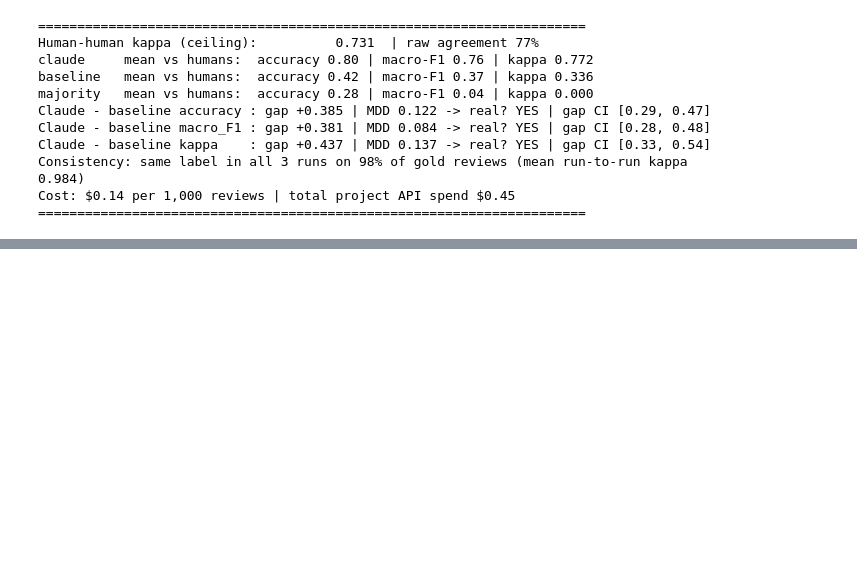
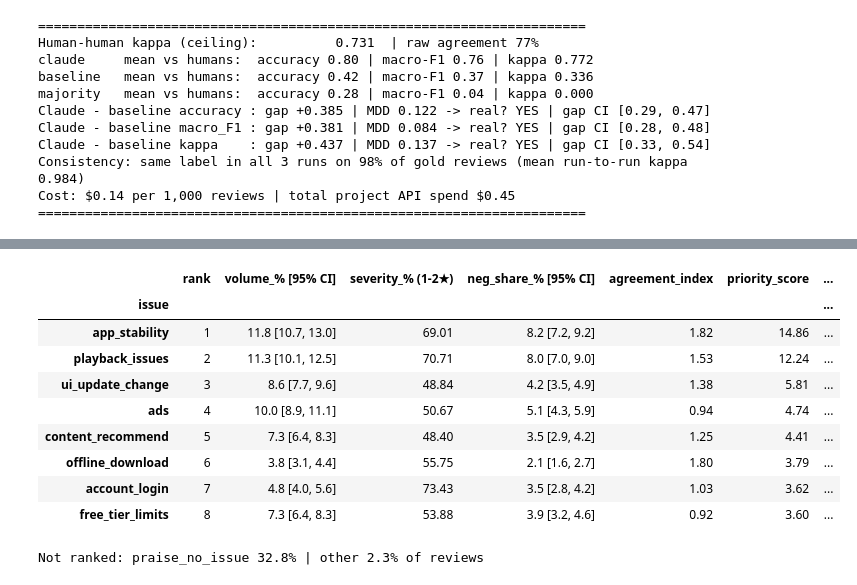
Before and after one commit to morghendy12/spotify_reviews_project, a Jupyter notebook: notebooks/spotify_review_triage.ipynb, the cells around one changed output, grey strips where cells are left out. Saved outputs shown, nothing was run; the diff lists cells and outputs as text; code cells hidden in the pictures; blank space fills up the shorter version.

```diff
--- a/notebooks/spotify_review_triage.ipynb
+++ b/notebooks/spotify_review_triage.ipynb
@@ -1284,0 +1302,65 @@ Cost: $0.14 per 1,000 reviews | total project API spend $0.45
+# %%
+lab = claude_all.loc[claude_all["error"].fillna("") == "", ["label", "confidence"]]
+an = sample.set_index("review_id").join(lab, how="inner")
+N_AN = len(an)
+# Only the 2 documented failures may be missing; anything more means labels were lost.
+assert N_AN == len(sample) - 2, f"Expected {len(sample) - 2} labeled reviews, got {N_AN}"
+assert an["label"].isin(LABELS).all()
+
+ISSUES = [k for k in LABELS if k not in ("praise_no_issue", "other")]
+an["neg"] = an["rating"] <= 2
+mean_lt_all = an["log_thumbs"].mean()
+
+def issue_table(d):
+    out = []
+    for k in LABELS:
+        g = d[d["label"] == k]
+        neg_g = g[g["neg"]]
+        agree = (neg_g["log_thumbs"].mean() / d["log_thumbs"].mean()) if len(neg_g) and d["log_thumbs"].mean() > 0 else np.nan
+        out.append({"issue": k, "volume_%": len(g) / len(d) * 100,
+                    "severity_% (1-2★)": g["neg"].mean() * 100 if len(g) else np.nan,
+                    "neg_share_%": len(neg_g) / len(d) * 100,
+                    "agreement_index": agree})
+    t = pd.DataFrame(out).set_index("issue")
+    t["priority_score"] = t["neg_share_%"] * t["agreement_index"]
+    t.loc[["praise_no_issue", "other"], "priority_score"] = np.nan
+    return t
+
+base_tab = issue_table(an)
+
+# Bootstrap: resample reviews, recompute everything, record ranks
+rng = np.random.default_rng(SEED)
+boot_tabs = [issue_table(an.iloc[rng.integers(0, N_AN, N_AN)]) for _ in range(1000)]
+ci = {}
+for col in ["volume_%", "neg_share_%", "priority_score"]:
+    vals = np.array([bt[col].reindex(ISSUES).values for bt in boot_tabs])
+    ci[col] = pd.DataFrame(np.nanpercentile(vals, [2.5, 97.5], axis=0).T, index=ISSUES, columns=["lo", "hi"])
+top3_freq = pd.Series(0.0, index=ISSUES)
+for bt in boot_tabs:
+    top3_freq[bt["priority_score"].reindex(ISSUES).nlargest(3).index] += 1 / len(boot_tabs)
+
+rank = base_tab.loc[ISSUES].sort_values("priority_score", ascending=False).copy()
+rank["volume_% [95% CI]"] = [f"{rank.loc[k, 'volume_%']:.1f} [{ci['volume_%'].loc[k, 'lo']:.1f}, {ci['volume_%'].loc[k, 'hi']:.1f}]" for k in rank.index]
+rank["neg_share_% [95% CI]"] = [f"{rank.loc[k, 'neg_share_%']:.1f} [{ci['neg_share_%'].loc[k, 'lo']:.1f}, {ci['neg_share_%'].loc[k, 'hi']:.1f}]" for k in rank.index]
+rank["est. reviews of 61,594"] = (rank["volume_%"] / 100 * len(df)).round(-1).astype(int)
+rank["in top 3 (% of bootstraps)"] = (top3_freq.reindex(rank.index) * 100).round(0)
+rank.insert(0, "rank", range(1, len(rank) + 1))
+
+# Bootstrap top-3 frequencies must sum to 3 (exactly 3 issues are top-3 in every resample).
+assert abs(top3_freq.sum() - 3) < 1e-6
+display(rank[["rank", "volume_% [95% CI]", "severity_% (1-2★)", "neg_share_% [95% CI]", "agreement_index",
+              "priority_score", "est. reviews of 61,594", "in top 3 (% of bootstraps)"]].round(2))
+print(f"Not ranked: praise_no_issue {base_tab.loc['praise_no_issue', 'volume_%']:.1f}% | other {base_tab.loc['other', 'volume_%']:.1f}% of reviews")
+rank.round(3).to_csv(ROOT / "outputs" / "tables" / "issue_priority.csv")
+# %% [output]
+|  | rank | volume_% [95% CI] | severity_% (1-2★) | neg_share_% [95% CI] | agreement_index | priority_score | ... |
+| issue |  |  |  |  |  |  | ... |
+| app_stability | 1 | 11.8 [10.7, 13.0] | 69.01 | 8.2 [7.2, 9.2] | 1.82 | 14.86 | ... |
+| playback_issues | 2 | 11.3 [10.1, 12.5] | 70.71 | 8.0 [7.0, 9.0] | 1.53 | 12.24 | ... |
+| ui_update_change | 3 | 8.6 [7.7, 9.6] | 48.84 | 4.2 [3.5, 4.9] | 1.38 | 5.81 | ... |
+| ads | 4 | 10.0 [8.9, 11.1] | 50.67 | 5.1 [4.3, 5.9] | 0.94 | 4.74 | ... |
+| content_recommend | 5 | 7.3 [6.4, 8.3] | 48.40 | 3.5 [2.9, 4.2] | 1.25 | 4.41 | ... |
+| offline_download | 6 | 3.8 [3.1, 4.4] | 55.75 | 2.1 [1.6, 2.7] | 1.80 | 3.79 | ... |
+| account_login | 7 | 4.8 [4.0, 5.6] | 73.43 | 3.5 [2.8, 4.2] | 1.03 | 3.62 | ... |
+| free_tier_limits | 8 | 7.3 [6.4, 8.3] | 53.88 | 3.9 [3.2, 4.6] | 0.92 | 3.60 | ... |
+Not ranked: praise_no_issue 32.8% | other 2.3% of reviews
```
Also changed, not shown: parts of 26 cells of this notebook, 8 other files.
